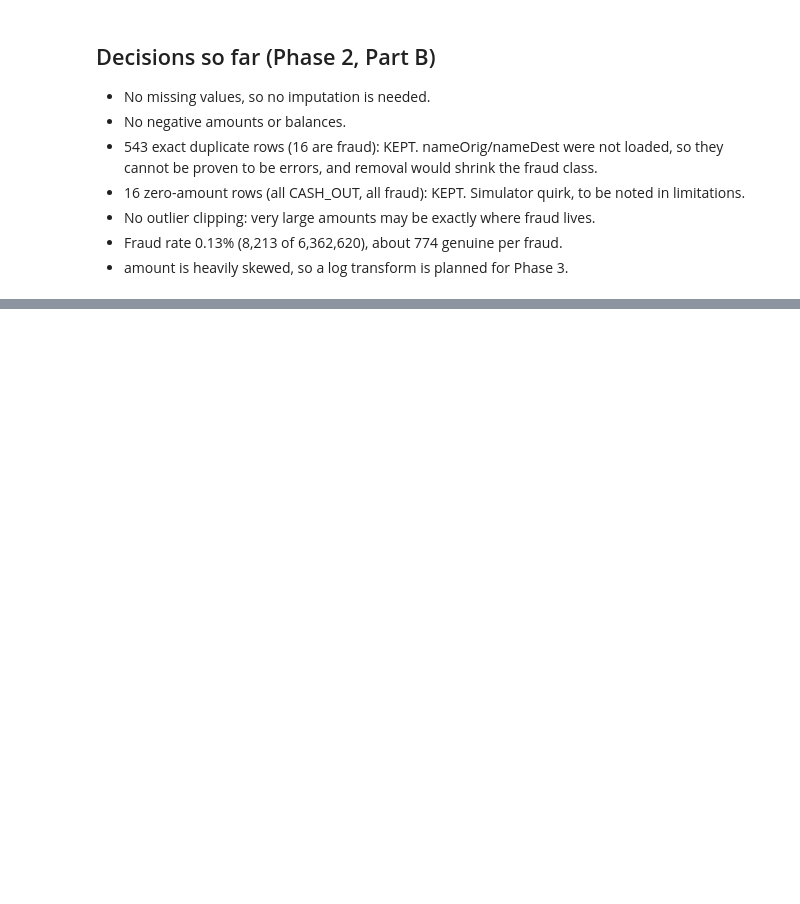
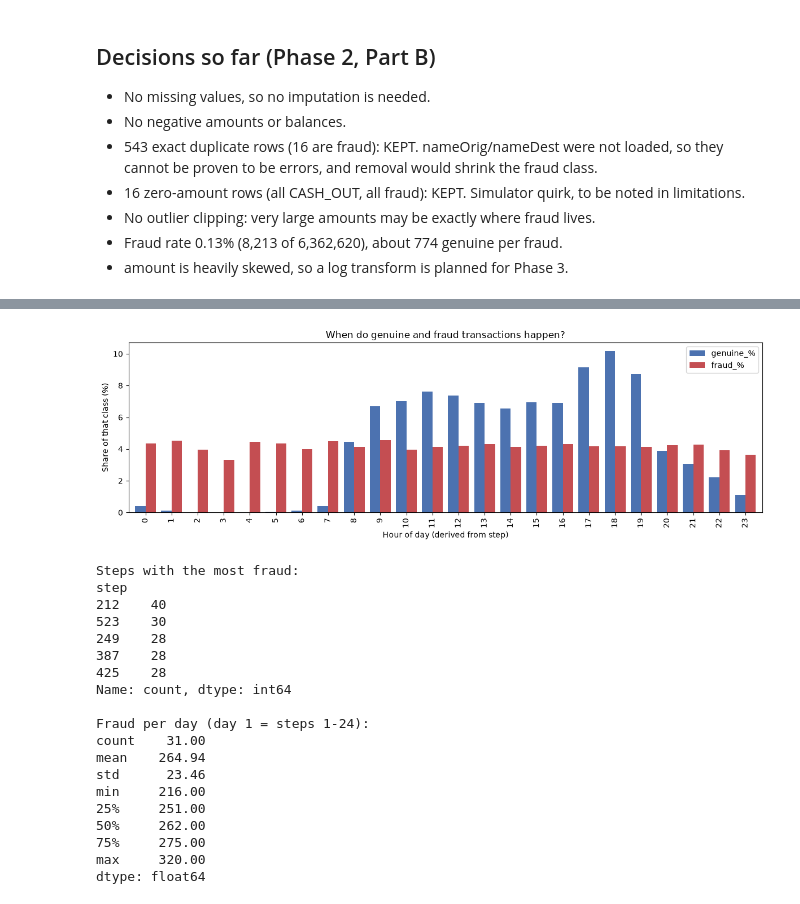
Before and after one commit to Paawan-S/FraudShield, a Jupyter notebook: notebooks/01_eda_paysim.ipynb, the cells around one changed output, grey strips where cells are left out. Drawn from its saved outputs; the diff is of its cells as text; code cells hidden in the pictures; blank space fills up the shorter version.

```diff
--- a/notebooks/01_eda_paysim.ipynb
+++ b/notebooks/01_eda_paysim.ipynb
@@ -290,0 +355,40 @@ Name: count, dtype: int64
+# %%
+hour = ((df["step"] - 1) % 24).rename("hour")
+
+by_hour = pd.crosstab(hour, df["isFraud"], normalize="columns") * 100
+by_hour.columns = ["genuine_%", "fraud_%"]
+
+ax = by_hour.plot(kind="bar", figsize=(12, 4), color=["#4C72B0", "#C44E52"], width=0.8)
+ax.set_xlabel("Hour of day (derived from step)")
+ax.set_ylabel("Share of that class (%)")
+ax.set_title("When do genuine and fraud transactions happen?")
+plt.tight_layout()
+plt.savefig("../reports/figures/04_hour_of_day.png", dpi=150)
+plt.show()
+
+fraud_by_step = df.loc[df["isFraud"] == 1, "step"].value_counts()
+print("Steps with the most fraud:")
+print(fraud_by_step.head(5))
+print("\nFraud per day (day 1 = steps 1-24):")
+print(df.loc[df["isFraud"] == 1].groupby((df["step"] - 1) // 24 + 1).size().describe())
+# %% [output]
+[figure, added]
+Steps with the most fraud:
+step
+212    40
+523    30
+249    28
+387    28
+425    28
+Name: count, dtype: int64
+
+Fraud per day (day 1 = steps 1-24):
+count    31.00
+mean    264.94
+std      23.46
+min     216.00
+25%     251.00
+50%     262.00
+75%     275.00
+max     320.00
+dtype: float64
```
Also changed, not shown: parts of 12 cells of this notebook.
